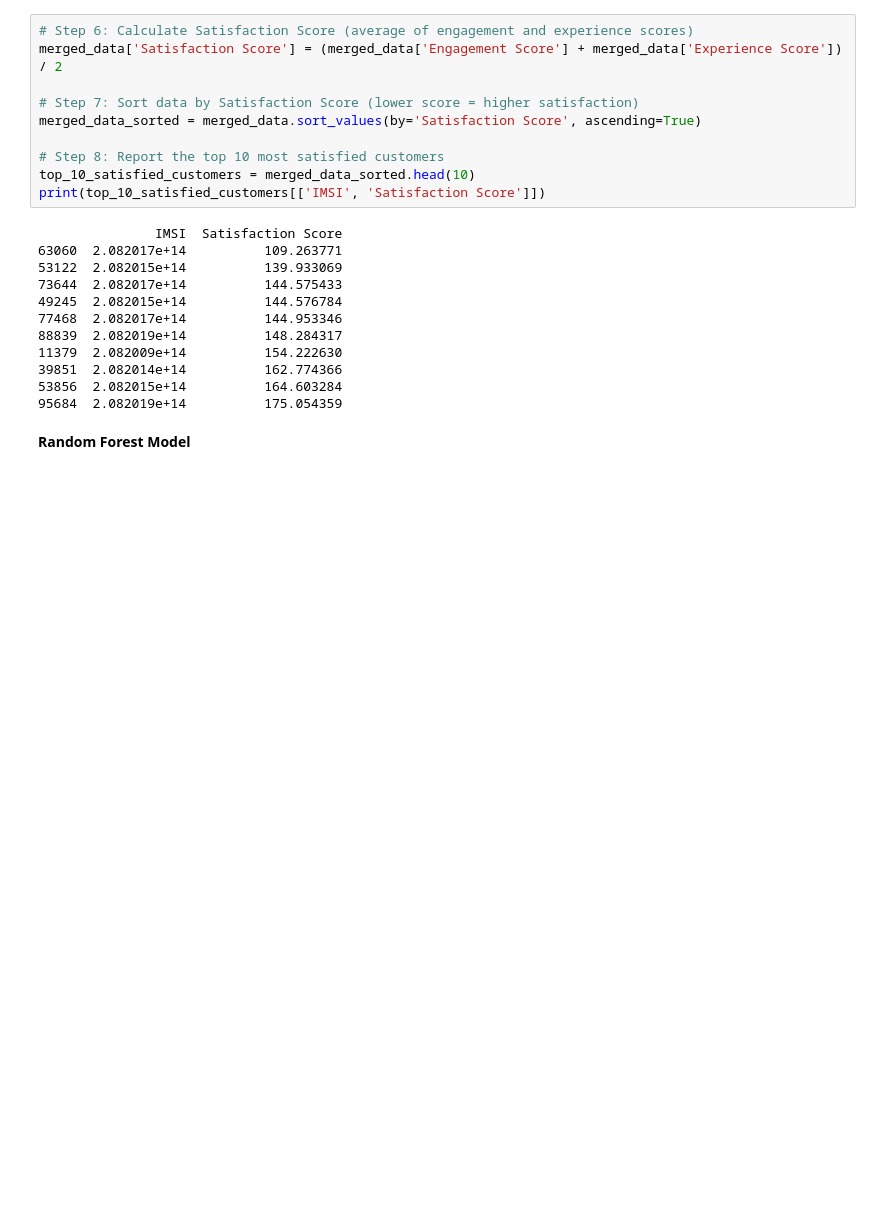
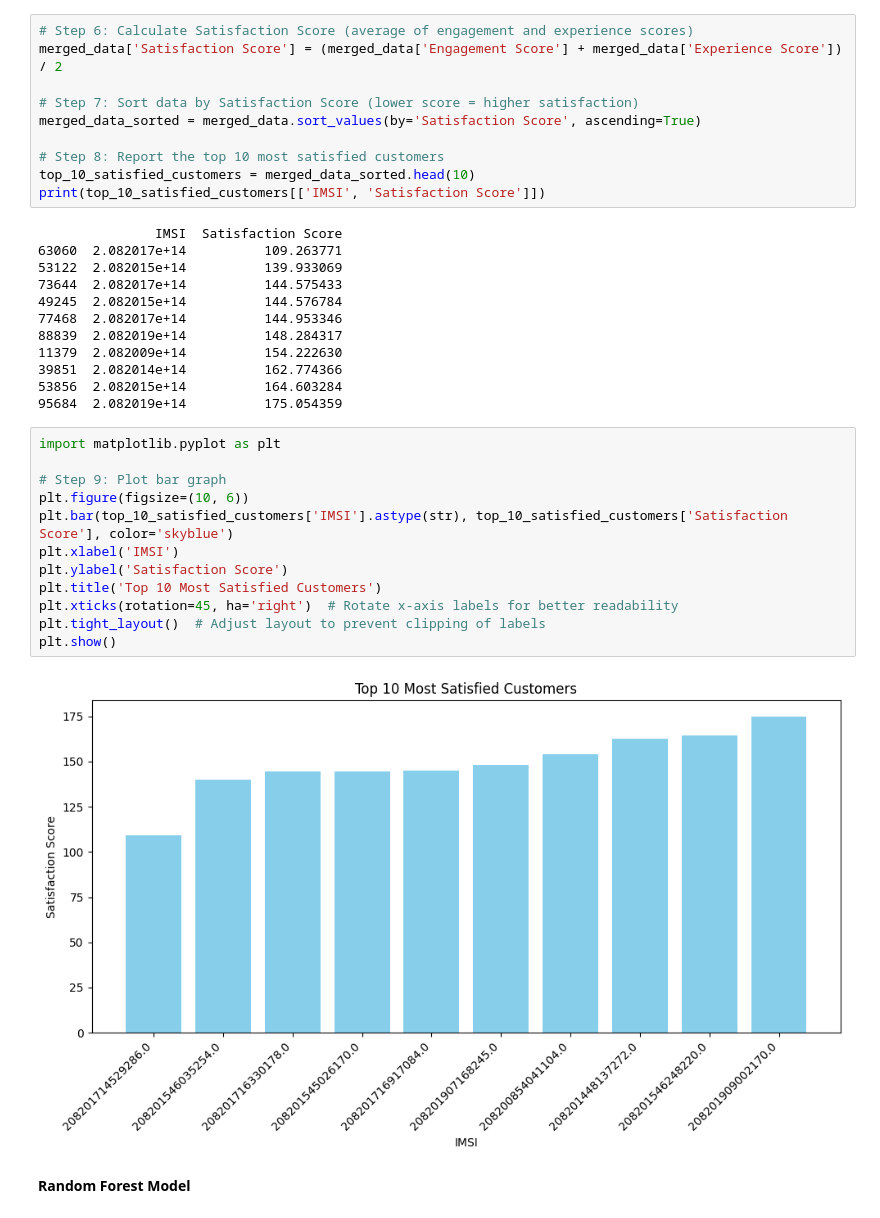
Before and after one commit to Bekyy/telecommunication-data-analysis, a Jupyter notebook: notebooks/Experience_and_Satisfaction Analysis.ipynb, the cells around one changed output. Drawn from its saved outputs; the diff is of its cells as text; blank space fills up the shorter version.

```diff
--- a/notebooks/Experience_and_Satisfaction Analysis.ipynb
+++ b/notebooks/Experience_and_Satisfaction Analysis.ipynb
@@ -508,6 +549,20 @@ print(top_10_satisfied_customers[['IMSI', 'Satisfaction Score']])
 39851  2.082014e+14          162.774366
 53856  2.082015e+14          164.603284
 95684  2.082019e+14          175.054359
+# %%
+import matplotlib.pyplot as plt
+
+# Step 9: Plot bar graph
+plt.figure(figsize=(10, 6))
+plt.bar(top_10_satisfied_customers['IMSI'].astype(str), top_10_satisfied_customers['Satisfaction Score'], color='skyblue')
+plt.xlabel('IMSI')
+plt.ylabel('Satisfaction Score')
+plt.title('Top 10 Most Satisfied Customers')
+plt.xticks(rotation=45, ha='right')  # Rotate x-axis labels for better readability
+plt.tight_layout()  # Adjust layout to prevent clipping of labels
+plt.show()
+# %% [output]
+[figure, added]
 # %% [markdown]
 **Random Forest Model**
 # %%
```
Also changed, not shown: parts of 7 cells of this notebook, 6 other files.
